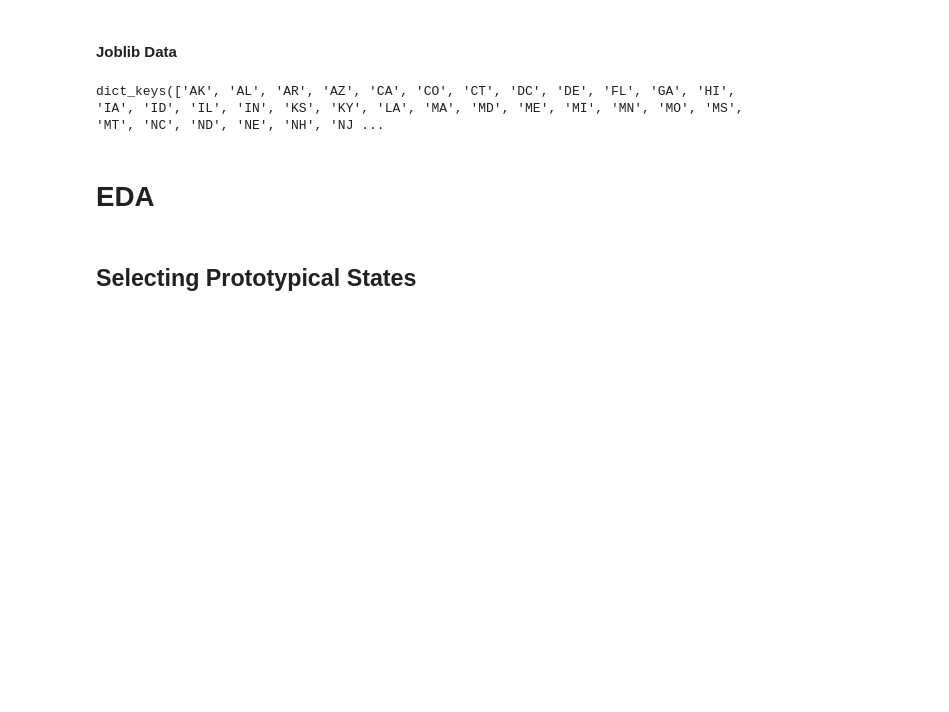
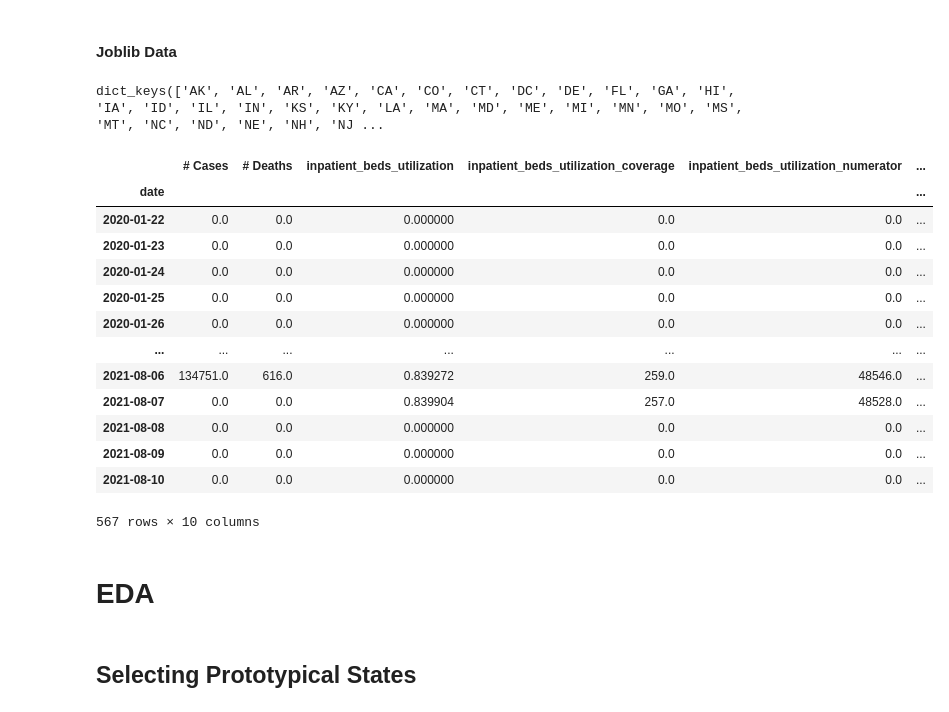
Before and after one commit to jirvingphd/playing-with-coronavirus-data, a Jupyter notebook: coronavirus_covid_19_timeseries_forecasting_08-2021.ipynb, the cells around one changed output. Cells and saved outputs as stored; diff of their text form; code cells hidden in the pictures; blank space fills up the shorter version.

```diff
--- a/coronavirus_covid_19_timeseries_forecasting_08-2021.ipynb
+++ b/coronavirus_covid_19_timeseries_forecasting_08-2021.ipynb
@@ -90,6 +82,23 @@ STATES = joblib.load('data/STATE_DICT.joblib')
 STATES.keys()
 # %% [output]
 dict_keys(['AK', 'AL', 'AR', 'AZ', 'CA', 'CO', 'CT', 'DC', 'DE', 'FL', 'GA', 'HI', 'IA', 'ID', 'IL', 'IN', 'KS', 'KY', 'LA', 'MA', 'MD', 'ME', 'MI', 'MN', 'MO', 'MS', 'MT', 'NC', 'ND', 'NE', 'NH', 'NJ ...
+# %%
+STATES['FL']
+# %% [output]
+|  | # Cases | # Deaths | inpatient_beds_utilization | inpatient_beds_utilization_coverage | inpatient_beds_utilization_numerator | ... |
+| date |  |  |  |  |  | ... |
+| 2020-01-22 | 0.0 | 0.0 | 0.000000 | 0.0 | 0.0 | ... |
+| 2020-01-23 | 0.0 | 0.0 | 0.000000 | 0.0 | 0.0 | ... |
+| 2020-01-24 | 0.0 | 0.0 | 0.000000 | 0.0 | 0.0 | ... |
+| 2020-01-25 | 0.0 | 0.0 | 0.000000 | 0.0 | 0.0 | ... |
+| 2020-01-26 | 0.0 | 0.0 | 0.000000 | 0.0 | 0.0 | ... |
+| ... | ... | ... | ... | ... | ... | ... |
+| 2021-08-06 | 134751.0 | 616.0 | 0.839272 | 259.0 | 48546.0 | ... |
+| 2021-08-07 | 0.0 | 0.0 | 0.839904 | 257.0 | 48528.0 | ... |
+| 2021-08-08 | 0.0 | 0.0 | 0.000000 | 0.0 | 0.0 | ... |
+| 2021-08-09 | 0.0 | 0.0 | 0.000000 | 0.0 | 0.0 | ... |
+| 2021-08-10 | 0.0 | 0.0 | 0.000000 | 0.0 | 0.0 | ... |
+567 rows × 10 columns
 # %% [markdown]
 # EDA
 # %% [markdown]
```
Also changed, not shown: parts of 25 cells of this notebook, 22 other files.
